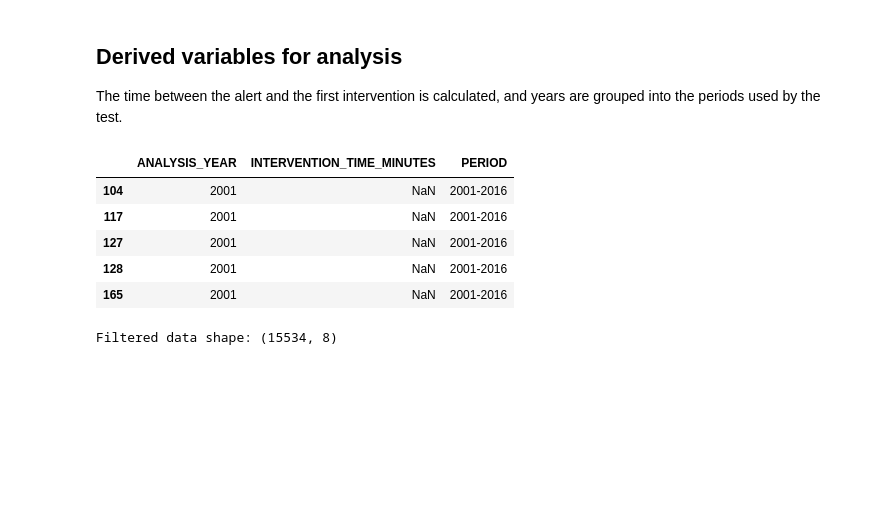
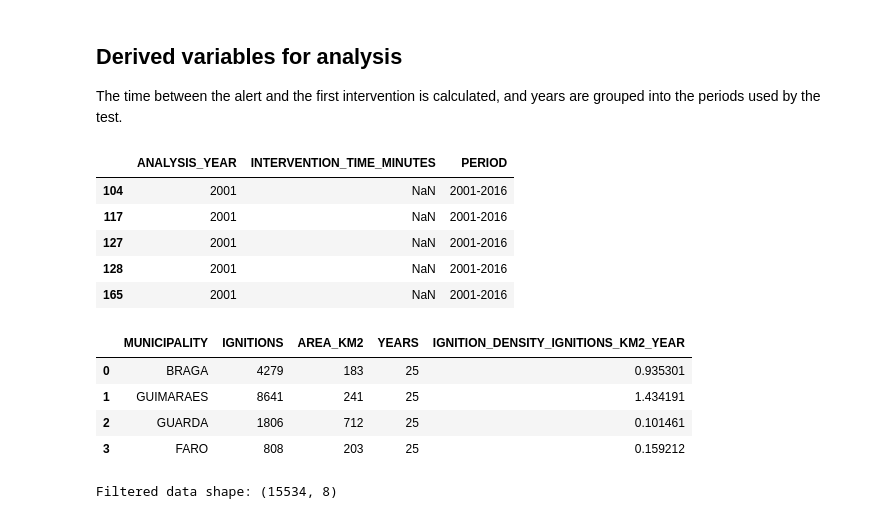
Before and after one commit to Rodrigosoares124/TEAM07-FCED, a Jupyter notebook: 00_scope_definition.ipynb, the cells around one changed output. Saved outputs shown, nothing was run; the diff lists cells and outputs as text; code cells hidden in the pictures; blank space fills up the shorter version.

Commit message:
Add ingition density calculation

```diff
--- a/00_scope_definition.ipynb
+++ b/00_scope_definition.ipynb
@@ -10,6 +10,13 @@ import pandas as pd
 
 DATA_FOLDER = Path("dados")
 MUNICIPALITIES = ["BRAGA", "GUIMARAES", "GUARDA", "FARO"]
+
+MUNICIPALITIES_AREA_KM2 = {
+    "BRAGA": 183,
+    "GUIMARAES": 241,
+    "GUARDA": 712,
+    "FARO": 203,
+}
 # %% [markdown]
 ## Reading and combining files
 
@@ -169,3 +218,13 @@ scoped_data[["ANALYSIS_YEAR", "INTERVENTION_TIME_MINUTES", "PERIOD"]].head()
+# %%
+# All years
+ignition_density = calculate_ignition_density(scoped_data)
+display(ignition_density)
+# %% [output]
+|  | MUNICIPALITY | IGNITIONS | AREA_KM2 | YEARS | IGNITION_DENSITY_IGNITIONS_KM2_YEAR |
+| 0 | BRAGA | 4279 | 183 | 25 | 0.935301 |
+| 1 | GUIMARAES | 8641 | 241 | 25 | 1.434191 |
+| 2 | GUARDA | 1806 | 712 | 25 | 0.101461 |
+| 3 | FARO | 808 | 203 | 25 | 0.159212 |
 # %%
 required_columns = [
     "MUNICIPALITY",             # normalized municipality name
```
Also changed, not shown: parts of 2 cells of this notebook.
